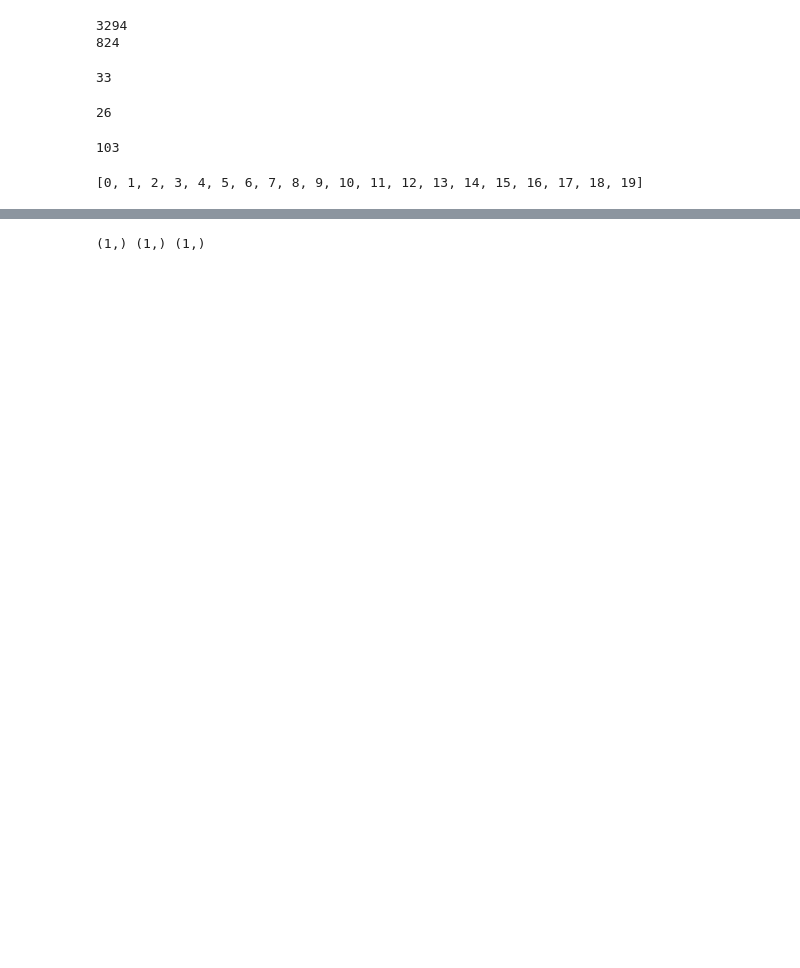
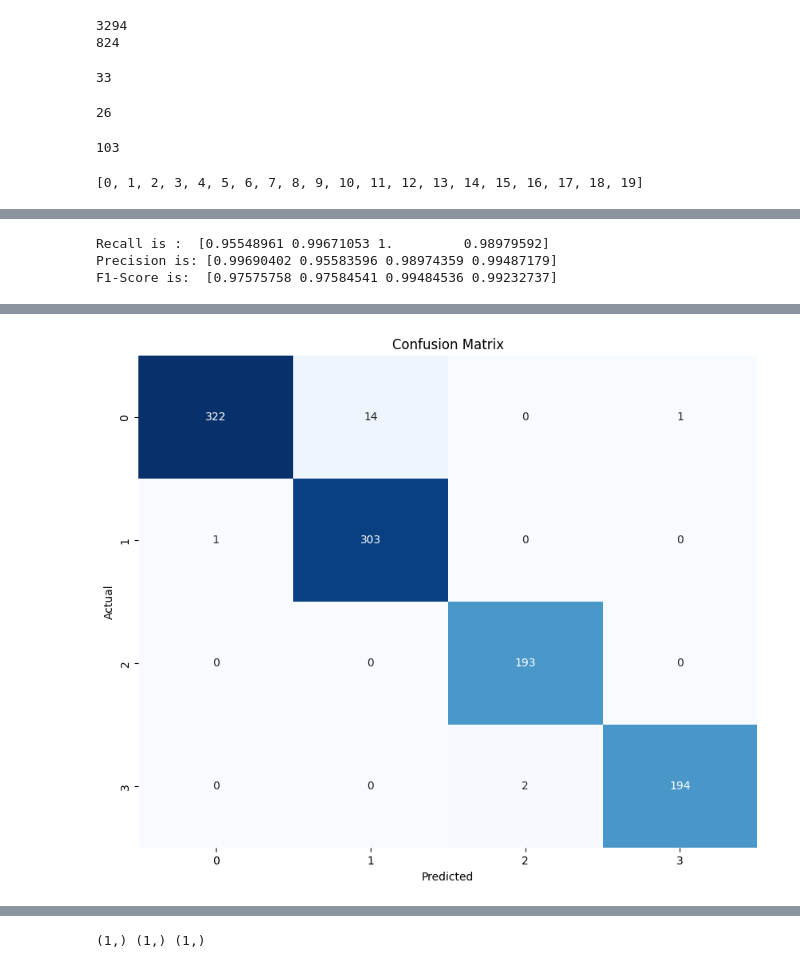
Before and after one commit to lakshyakalia/COMP6721-GroupE, a Jupyter notebook: Shufflenet_dataset_three.ipynb, the cells around one changed output, grey strips where cells are left out. Cells and saved outputs as stored; diff of their text form; code cells hidden in the pictures; blank space fills up the shorter version.

```diff
--- a/Shufflenet_dataset_three.ipynb
+++ b/Shufflenet_dataset_three.ipynb
@@ -275,2 +267,24 @@ Accuracy on test set: 98.54368932038835%
 training finished....
 Model saving in...models/Dataset3_ShuffleNet.pth
+# %%
+correct = 0
+total = 0
+accumulated_loss=0
+#Testing
+model.eval()
+y=[]
+y_pred=[]
+with torch.inference_mode():
+  for images, labels in test_loader:
+    images=images.to(device)
+    labels=labels.to(device)
+    outputs = model(images)
+    _, predicted = torch.max(outputs.data, 1)
+    total += labels.size(0)
+    correct += (predicted == labels).sum().item()
+    y.extend((labels.cpu().numpy()))
+    y_pred.extend((predicted.cpu().numpy()))
+    test_accuracy=correct/total
+    print(f'EPOCH{epoch}...................')
+    print('Accuracy on test set: {}%'.format(100 * test_accuracy))
+    test_accuracy_list.append(test_accuracy)
@@ -276,0 +311,13 @@ Model saving in...models/Dataset3_ShuffleNet.pth
+# %%
+recall=recall_score(y,y_pred,average=None)
+precision=precision_score(y,y_pred,average=None)
+f_score=f1_score(y,y_pred,average=None)
+cm=confusion_matrix(y,y_pred)
+# %%
+print('Recall is : ',recall)
+print('Precision is:',precision)
+print('F1-Score is: ',f_score)
+# %% [output]
+Recall is :  [0.95548961 0.99671053 1.         0.98979592]
+Precision is: [0.99690402 0.95583596 0.98974359 0.99487179]
+F1-Score is:  [0.97575758 0.97584541 0.99484536 0.99232737]
@@ -276,0 +330,10 @@ Model saving in...models/Dataset3_ShuffleNet.pth
+# %%
+plt.figure(figsize=(10,8))
+sns.heatmap(cm,annot=True,fmt='d',cmap='Blues',cbar=False)
+plt.xlabel('Predicted')
+plt.ylabel('Actual')
+plt.title('Confusion Matrix')
+plt.savefig('Dataset3_ShuffleNet_confusion_matrix.png')
+files.download('Dataset3_ShuffleNet_confusion_matrix.png')
+plt.show()
+# %% [output]
@@ -276,0 +342 @@ Model saving in...models/Dataset3_ShuffleNet.pth
+[figure, added]
```
Also changed, not shown: parts of 22 cells of this notebook.
